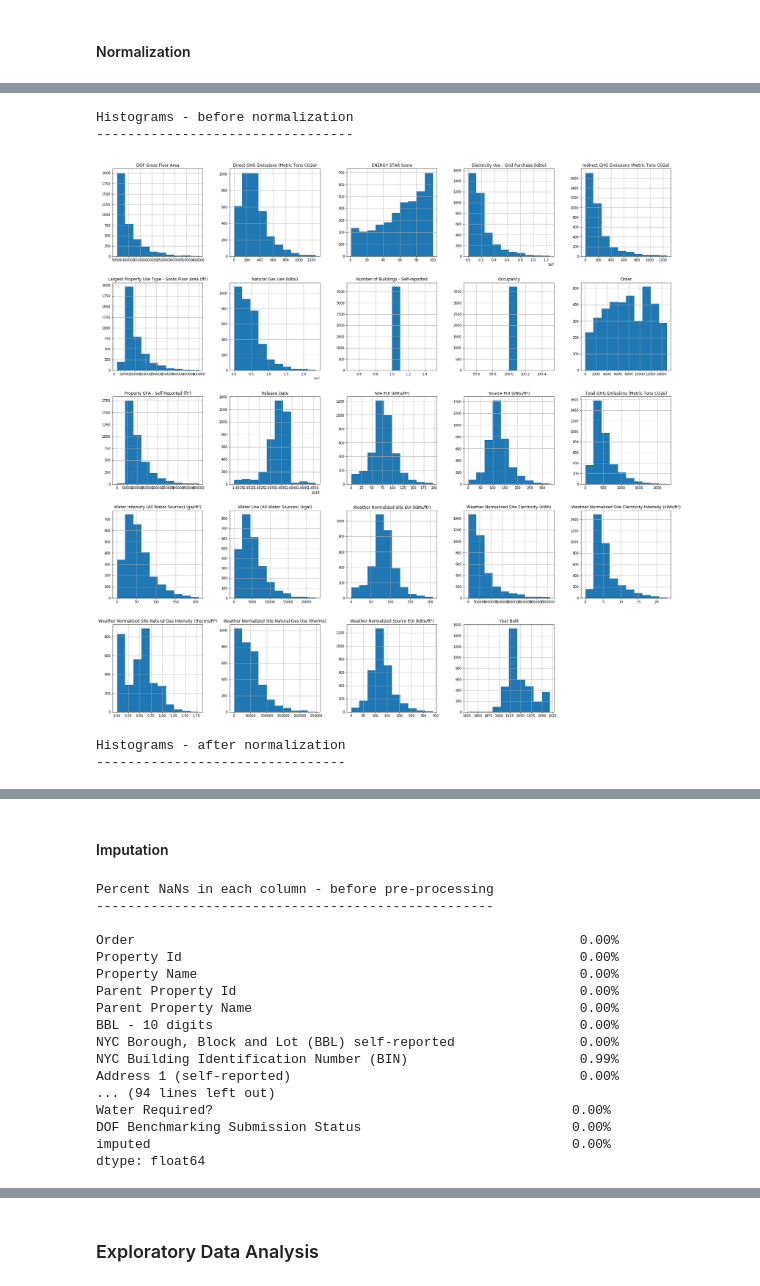
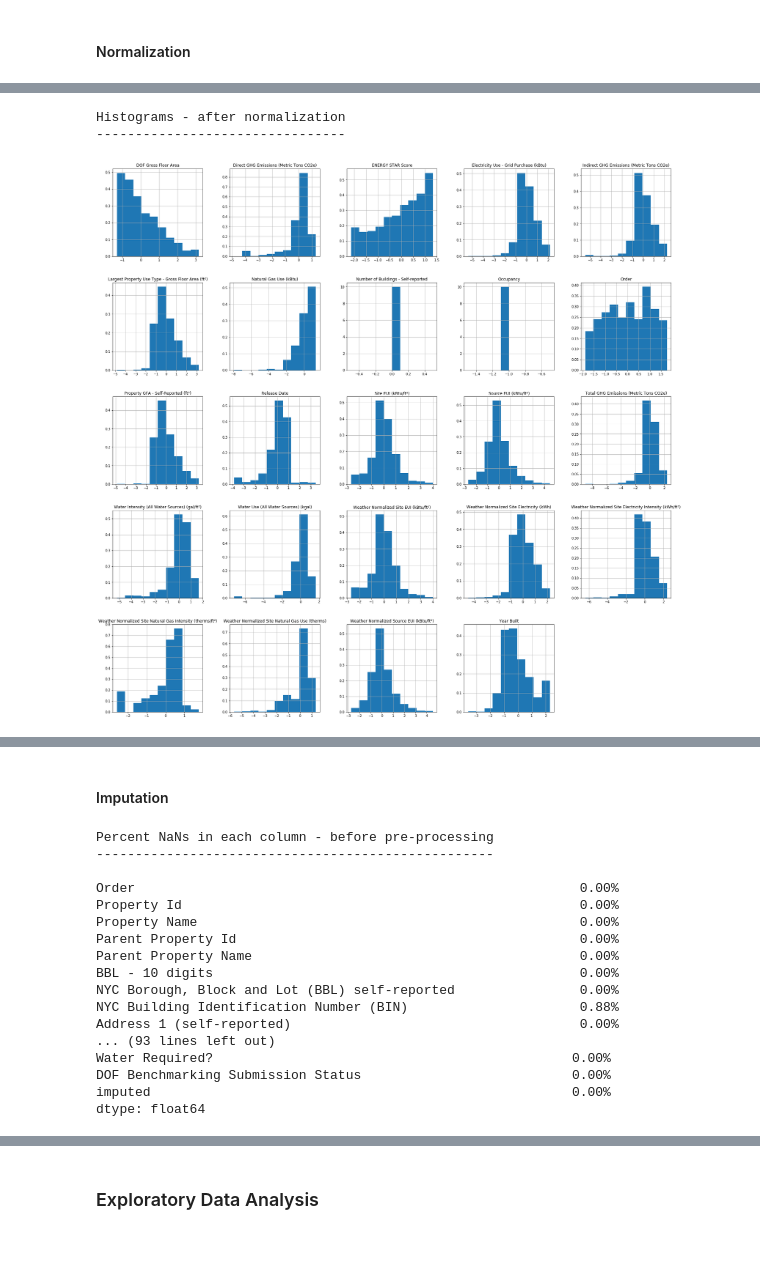
Before and after one commit to mikearango/introML-AnalyticsU, a Jupyter notebook: notebooks/sandbox.ipynb, the cells around one changed output, grey strips where cells are left out. Drawn from its saved outputs; the diff is of its cells as text; code cells hidden in the pictures; blank space fills up the shorter version.

Commit message:
update : log normalized numeric inputs for the linear model

```diff
--- a/notebooks/sandbox.ipynb
+++ b/notebooks/sandbox.ipynb
@@ -226,6 +225,11 @@ def clean_col_types(df):
                             'Release Date': 'int64',
                             'Water Required?': 'category',
                             'DOF Benchmarking Submission Status': 'category'})
+# %%
+def print_title(title):
+    print()
+    print(title)
+    print('-' * len(title))
 # %%
 # Notice above that missing values are actually listed as 'Not Available'
 # We cannot set columns to a numeric data type correctly when they contain the 'Not Available' text
@@ -434,0 +461,3 @@ Colinear features (PCA)
+# %%
+# Log normalize
+df_train = pre_processing_log_normalize(df_train, exclude=['EUI', 'ENERGY STAR', 'Order'])
@@ -439,29 +488,19 @@ def pre_processing_normalize(df):
         mean = col.mean()
         std = col.std()
         if std == 0:
-            df[col_name] = col.apply(lambda c: (c-mean))
+            df[col_name] = col.apply(lambda x: (x-mean))
         else:
-            df[col_name] = col.apply(lambda c: (c-mean)/std)
+            df[col_name] = col.apply(lambda x: (x-mean)/std)
     return df
 # %%
-print()
-print('Histograms - before normalization')
-print('---------------------------------')
-hist = df_train.hist(figsize=(30, 30))
-plt.show()
-
 # Normalize
 df_train_before_norm = df_train.copy() # Need to make a deep copy
 df_train = pre_processing_normalize(df_train)
 
-print()
-print('Histograms - after normalization')
-print('--------------------------------')
-hist = df_train.hist(figsize=(30, 30))
+print_title('Histograms - after normalization')
+hist = df_train.sample(1000).hist(figsize=(30, 30), density=True)
 plt.show()
 # %% [output]
-Histograms - before normalization
----------------------------------
+Histograms - after normalization
+--------------------------------
-[figure, old version]
+[figure, new version]
-Histograms - after normalization
---------------------------------
@@ -585,9 +623,7 @@ def pre_process_knn_impute(df, n_neighbors=5, weights='uniform', n_bins=12, remo
     return df
 # %%
 # Percent missing values before imputation
-print()
-print('Percent NaNs in each column - before pre-processing')
-print('---------------------------------------------------')
+print_title('Percent NaNs in each column - before pre-processing')
 pprint_percent(calc_percent_nan_col(df_train))
 
 # Impute using median (for numeric columns) and mode (for all others)
@@ -595,9 +631,7 @@ df_train_before_impute = df_train.copy()
 df_train = pre_process_knn_impute(df_train, n_neighbors=7, weights='distance', n_bins=30, remove=True, flag=True)
 
 # Percent missing values after imputation
-print()
-print('Percent NaNs in each column - after pre-processing')
-print('--------------------------------------------------')
+print_title('Percent NaNs in each column - after pre-processing')
 pprint_percent(calc_percent_nan_col(df_train))
 # %% [output]
 Percent NaNs in each column - before pre-processing
@@ -610,9 +644,9 @@ Parent Property Id                                            0.00%
 Parent Property Name                                          0.00%
 BBL - 10 digits                                               0.00%
 NYC Borough, Block and Lot (BBL) self-reported                0.00%
-NYC Building Identification Number (BIN)                      0.99%
+NYC Building Identification Number (BIN)                      0.88%
 Address 1 (self-reported)                                     0.00%
-... (94 lines left out)
+... (93 lines left out)
 Water Required?                                              0.00%
 DOF Benchmarking Submission Status                           0.00%
 imputed                                                      0.00%
```
Also changed, not shown: parts of 21 cells of this notebook.
